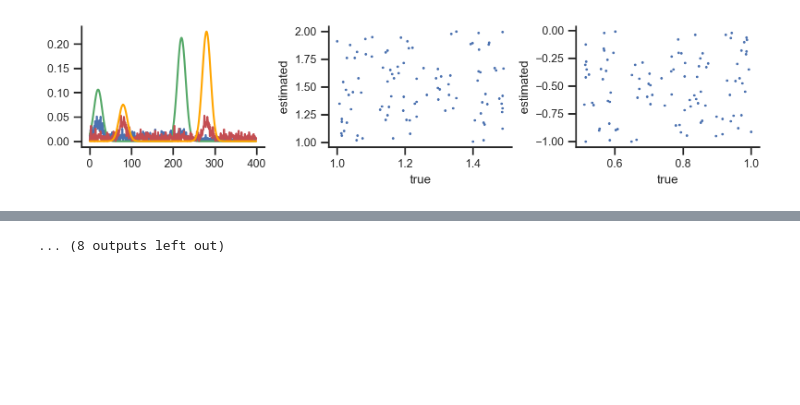
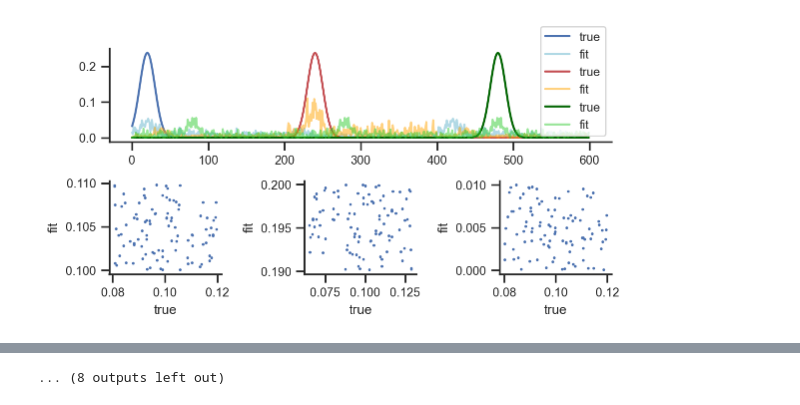
Before and after one commit to AllenInstitute/sourcesep, a Jupyter notebook: notebooks/33_nmf_torch.ipynb, the cells around one changed output, grey strips where cells are left out. Saved outputs shown, nothing was run; the diff lists cells and outputs as text; code cells hidden in the pictures; blank space fills up the shorter version.

```diff
--- a/notebooks/33_nmf_torch.ipynb
+++ b/notebooks/33_nmf_torch.ipynb
@@ -41,64 +68,92 @@ X (400, 100)
 # %%
-a_coeff = torch.tensor([1,0.5], requires_grad=True, dtype=torch.float32)
-b_coeff = torch.tensor([1.,1.], requires_grad=True, dtype=torch.float32)
+a_coef = torch.tensor([1.0, 0.5, 1.0], requires_grad=True, dtype=torch.float32)
+b_coef = torch.tensor([0.5, 2.0, 0.5], requires_grad=True, dtype=torch.float32)
+c_coef = torch.tensor([1.0, 1.0, 1.0], requires_grad=True, dtype=torch.float32)
+
 a_init = torch.tensor(np.abs(a_col + np.random.randn(200)*0.01), requires_grad=True, dtype=torch.float32)
 b_init = torch.tensor(np.abs(b_col + np.random.randn(200)*0.01), requires_grad=True, dtype=torch.float32)
+c_init = torch.tensor(np.abs(c_col + np.random.randn(200)*0.01), requires_grad=True, dtype=torch.float32)
 
-h_coeff = torch.tensor([1.,1.], requires_grad=True, dtype=torch.float32)
-h_bias = torch.tensor([0.,0.], requires_grad=True, dtype=torch.float32)
-h_init = torch.tensor(np.abs(np.random.rand(1, 100)) + 1.0, requires_grad=True, dtype=torch.float32) # this can be provided based on prior data
+h_coef = torch.tensor([.1, .1, .1], requires_grad=True, dtype=torch.float32)
+h_bias = torch.tensor([.1, .1, .1], requires_grad=True, dtype=torch.float32)
+
+h_init_ab = torch.tensor(0.1*np.abs(np.random.rand(1, 100)), requires_grad=True, dtype=torch.float32)
+h_init_c = torch.tensor(0.1*np.abs(np.random.rand(1, 100)) , requires_grad=True, dtype=torch.float32)
 # %%
-
-
 # Set learning rate
-lr = .001
+lr = .1
 
 # post gradient step modifiers:
 min_value = 1e-4
-prox_plus = torch.nn.Threshold(0,min_value)
+prox_plus = torch.nn.Threshold(0, min_value)
 prox_softplus = torch.nn.Softplus()
 def prox_norm(x):
-    return x / torch.norm(x, p=2)
+    return (x / torch.norm(x, p=2))
 
-for i in range(20000):
+for i in range(40000):
     #Concatenate the two tensors to create the input matrix
-    a_init_ = torch.cat((a_coeff[0]*a_init, a_coeff[1]*a_init), dim=0)
-    b_init_ = torch.cat((b_coeff[0]*b_init, b_coeff[1]*b_init), dim=0)
-    A_init = torch.stack((a_init_, b_init_), dim=0).T
+    a_init_ = torch.cat((a_coef[0]*a_init, a_coef[1]*a_init, a_coef[2]*a_init), dim=0)
+    b_init_ = torch.cat((b_coef[0]*b_init, b_coef[1]*b_init, b_coef[2]*b_init), dim=0)
+    c_init_ = torch.cat((c_coef[0]*c_init, c_coef[1]*c_init, c_coef[2]*c_init), dim=0)
 
-    ha_init = h_coeff[0] * h_init + h_bias[0]
-    hb_init = h_coeff[1] * (1-h_init) + h_bias[1]
-    H_init = torch.cat((ha_init,hb_init), dim=0)
+    A_init = torch.stack((a_init_, b_init_, c_init_), dim=0).T
+
+    ha_init = h_coef[0] * h_init_ab + h_bias[0]
+    hb_init = prox_plus(h_coef[1] * (1-h_init_ab) + h_bias[1])
+    hc_init = h_coef[2] * h_init_c
+
+    H_init = torch.cat((ha_init, hb_init, hc_init), dim=0)
 
     X_ = torch.matmul(A_init, H_init)
     dmat = X_ - torch.as_tensor(X, dtype=torch.float32)
     loss = torch.linalg.matrix_norm(dmat, ord='fro')
     loss.backward(retain_graph=True)
 
     with torch.no_grad():
-        for p in [a_init, b_init, a_coeff, b_coeff, h_init, h_coeff, h_bias]:
+        for p in [a_init, b_init, c_init,
+                  a_coef, b_coef, c_coef,
+                  h_init_ab, h_init_c, h_coef, h_bias]:
             p -= lr * p.grad
+            p.grad.zero_()
             p.data = prox_plus(p)
-            p.grad.zero_()
 
-        for p in [a_init, b_init]:
+
+        # setting scale through normalization of A and H
+        for p in [a_init, b_init, c_init]:
             p.data = prox_norm(p)
 
-    if i%2000==0:
-        f, ax = plt.subplots(1, 3, figsize=(8,2))
-        ax[0].plot(a_init_.detach().numpy(), c='b')
-        ax[0].plot(a_col_, c='g')
-        ax[0].plot(b_init_.detach().numpy(), c='r')
-        ax[0].plot(b_col_, c='orange')
+        h_init_ab.data = (h_init_ab / torch.norm(h_init_c, p=2)) * (h_init_ab.shape[1])**0.5
+        h_init_c.data = (h_init_c / torch.norm(h_init_c, p=2)) * (h_init_c.shape[1])**0.5
 
-        ax[1].scatter(H[0, :], H_init[0, :].detach().numpy(), s=1)
-        ax[1].set(xlabel='true', ylabel='estimated')
+    if i % 4000 == 0:
 
-        ax[2].scatter(H[1, :], H_init[1, :].detach().numpy(), s=1)
-        ax[2].set(xlabel='true', ylabel='estimated')
+        # Create a grid of 2 rows and 3 columns
+        gs = gridspec.GridSpec(2, 3, figure=plt.figure(figsize=(6, 3)))
+
+        ax1 = plt.subplot(gs[0, :])  # This plot spans all columns of the first row
+        ax1.plot(a_col_, c='b', label='true')
+        ax1.plot(a_init_.detach().numpy(), alpha=0.5,  c='c', label='fit')
+        ax1.plot(b_col_, c='r', label='true')
+        ax1.plot(b_init_.detach().numpy(), c='orange', alpha=0.5, label='fit')
+        ax1.plot(c_col_, c='darkgreen', label='true')
+        ax1.plot(c_init_.detach().numpy(),c='limegreen', alpha=0.5, label='fit')
+        ax1.legend()
+
+        ax2 = plt.subplot(gs[1, 0])  # first column of the second row
+        ax2.scatter(H[0, :], H_init[0, :].detach().numpy(), s=1, label='true')
+        ax2.set(xlabel='true', ylabel='fit')
+
+        ax3 = plt.subplot(gs[1, 1])  # second column of the second row
+        ax3.scatter(H[1, :], H_init[1, :].detach().numpy(), s=1, label='true')
+        ax3.set(xlabel='true', ylabel='fit')
+
+        ax4 = plt.subplot(gs[1, 2])  # third column of the second row
+        ax4.scatter(H[2, :], H_init[2, :].detach().numpy(), s=1, label='true')
+        ax4.set(xlabel='true', ylabel='fit')
+
         plt.tight_layout()
         plt.show()
 
         print(f'Loss: {loss.item()}')
 # %% [output]
-[figure, old version]
+[figure, new version]
```
Also changed, not shown: parts of 9 cells of this notebook.
